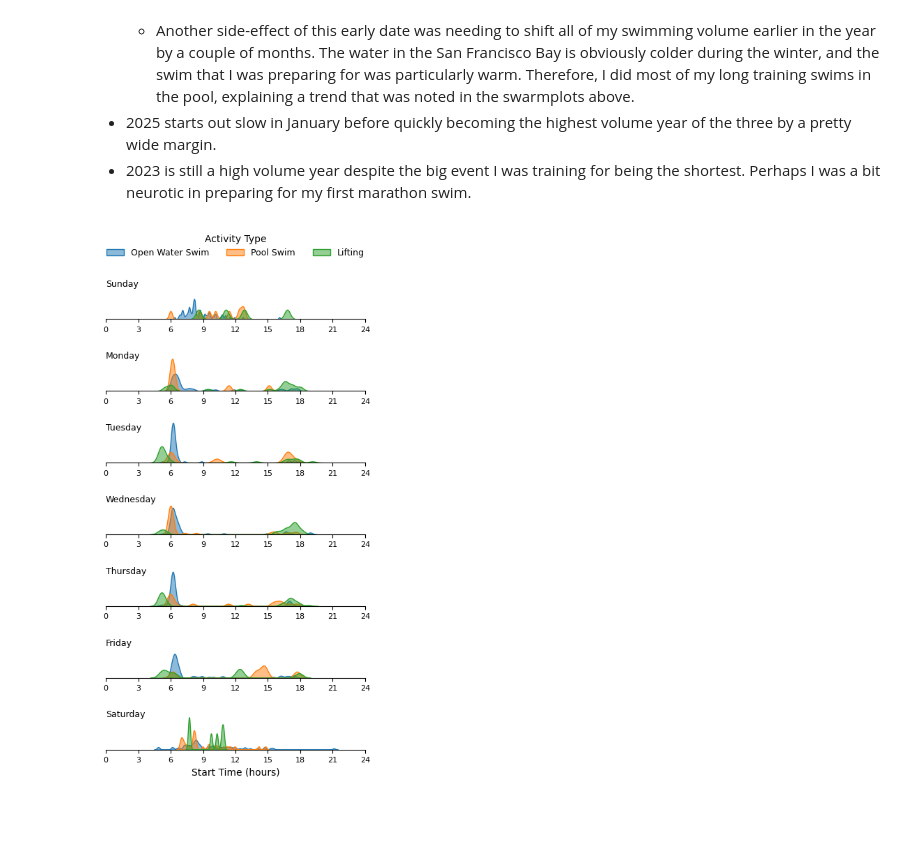
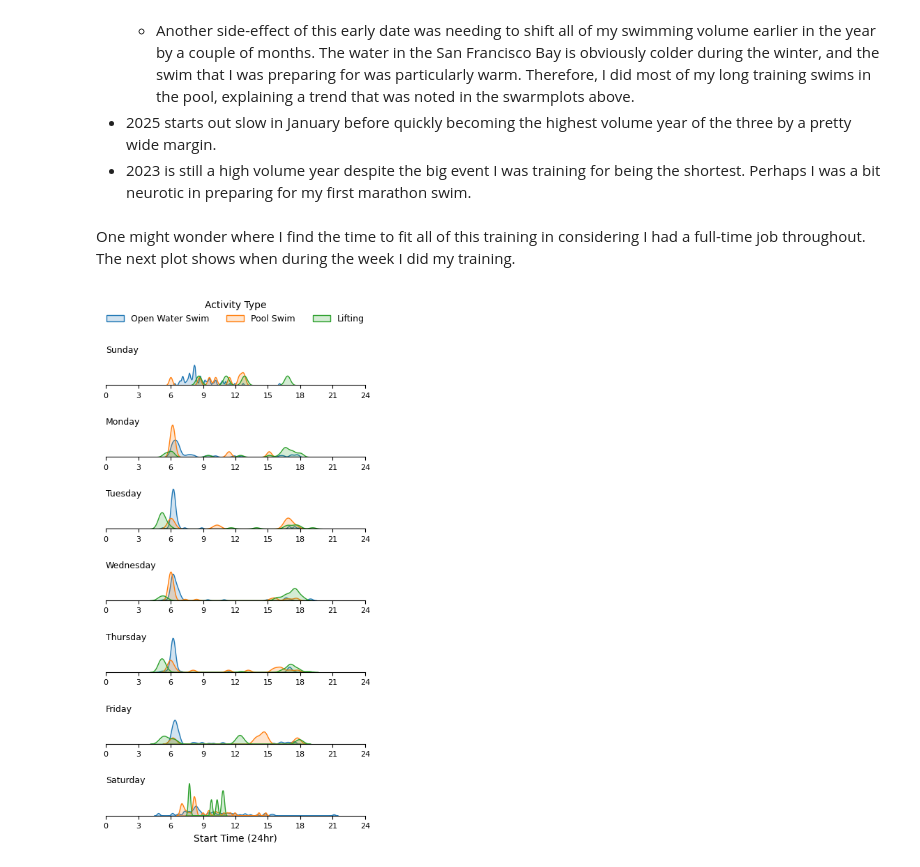
Before and after one commit to andrew-cotter/SF_Bay, a Jupyter notebook: exploratory_analysis.ipynb, the cells around one changed output. Saved outputs shown, nothing was run; the diff lists cells and outputs as text; code cells hidden in the pictures; blank space fills up the shorter version.

```diff
--- a/exploratory_analysis.ipynb
+++ b/exploratory_analysis.ipynb
@@ -10,6 +18,7 @@ import warnings
 warnings.filterwarnings('ignore')
 # %%
 def query_db(query, conn):
+    """Helper function to run queries"""
     with conn.cursor() as cur:
         cur.execute(query)
     result = cur.fetchall()
@@ -211,6 +227,8 @@ A few observations on this plot:
    - Another side-effect of this early date was needing to shift all of my swimming volume earlier in the year by a couple of months. The water in the San Francisco Bay is obviously colder during the winter, and the swim that I was preparing for was particularly warm. Therefore, I did most of my long training swims in the pool, explaining a trend that was noted in the swarmplots above.
  - 2025 starts out slow in January before quickly becoming the highest volume year of the three by a pretty wide margin.
  - 2023 is still a high volume year despite the big event I was training for being the shortest. Perhaps I was a bit neurotic in preparing for my first marathon swim.
+# %% [markdown]
+One might wonder where I find the time to fit all of this training in considering I had a full-time job throughout. The next plot shows when during the week I did my training.
 # %%
 import seaborn as sns
 import matplotlib.pyplot as plt
@@ -242,7 +260,7 @@ g.map(
     sns.kdeplot,
     "time",
     fill=True,
-    alpha=0.5,
+    alpha=0.2,
     bw_adjust=0.1
 )
 
@@ -260,32 +278,32 @@ for ax, day in zip(g.axes.flat, g.row_names):
         va="top",
         fontsize=9,
     )
 g.set(
     yticks=[],
     ylabel=""
     )
 g.despine(left=True)
 for ax in g.axes.flat:
     ax.tick_params(labelbottom=True, labelsize=8)
     ax.set_xticks([0,3,6,9,12,15,18,21,24])
     ax.set_xticklabels([0,3,6,9,12,15,18,21,24])
 
-plt.xlabel("Start Time (hours)")
+plt.xlabel("Start Time (24hr)")
 
 handles, labels = g.axes[0,0].get_legend_handles_labels()
 
 # Add a horizontal legend above all plots
 plt.legend(
     handles=handles,
     labels=labels,
     title="Activity Type",
     loc="upper center",
     bbox_to_anchor=(0.5, 12.5),  # centered above
     ncol=len(labels),             # horizontal layout
     frameon=False,
     fontsize=9,
     title_fontsize=10
 )
 plt.show()
 # %% [output]
-[figure, old version]
+[figure, new version]
```
Also changed, not shown: parts of 9 cells of this notebook.
